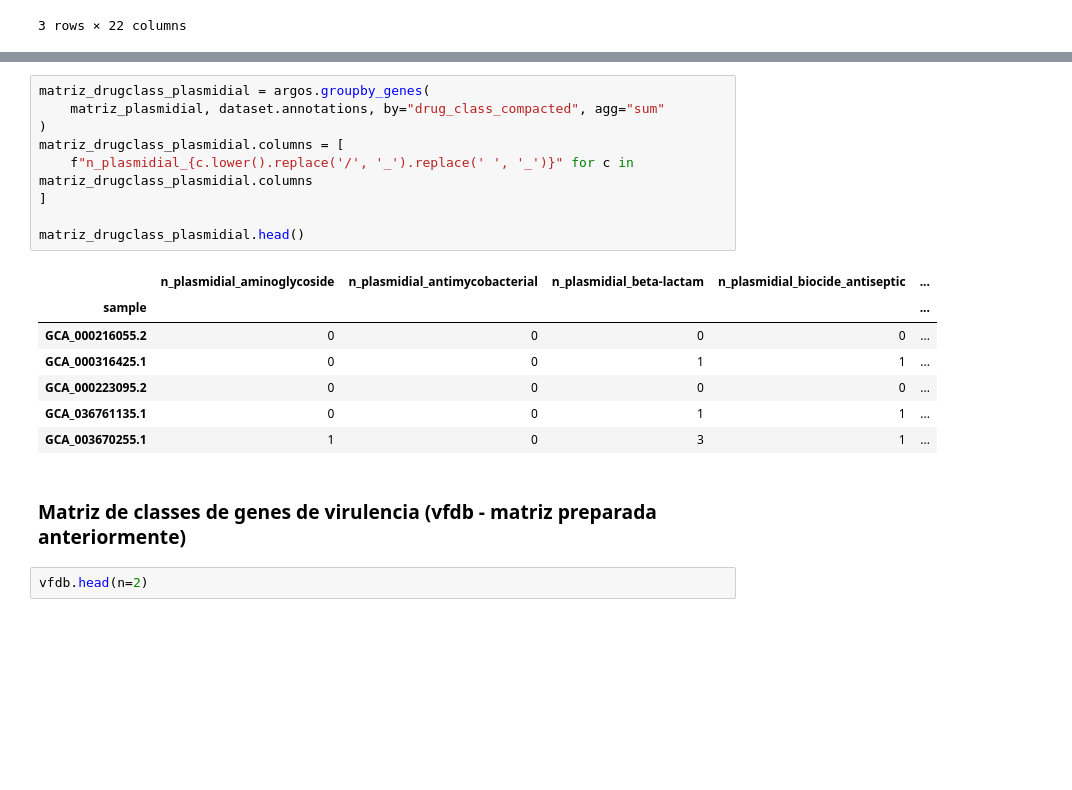
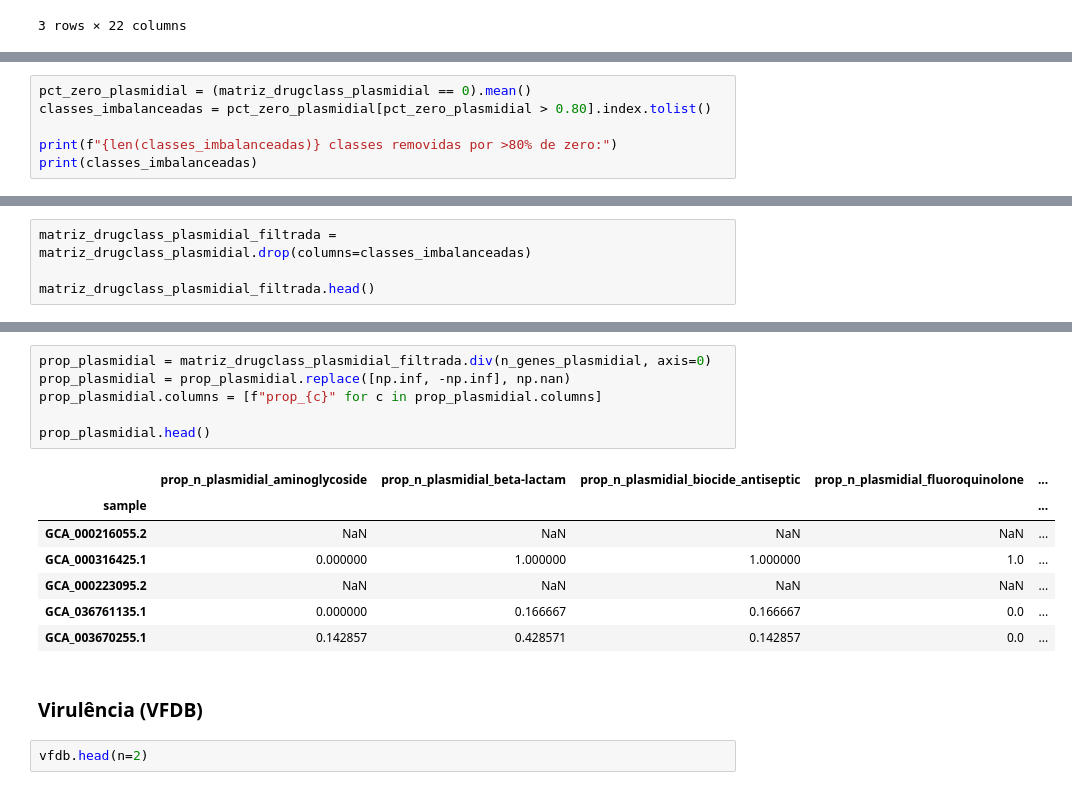
Before and after one commit to Rodrigo-Lusa/ml_isolados_brasileiros, a Jupyter notebook: notebooks/02_make_raw_features.ipynb, the cells around one changed output, grey strips where cells are left out. Cells and saved outputs as stored; diff of their text form; blank space fills up the shorter version.

```diff
--- a/notebooks/02_make_raw_features.ipynb
+++ b/notebooks/02_make_raw_features.ipynb
@@ -261,0 +323,6 @@ Name: n_genes_plasmidial_conjugativo, dtype: int64
+# %%
+pct_zero_plasmidial = (matriz_drugclass_plasmidial == 0).mean()
+classes_imbalanceadas = pct_zero_plasmidial[pct_zero_plasmidial > 0.80].index.tolist()
+
+print(f"{len(classes_imbalanceadas)} classes removidas por >80% de zero:")
+print(classes_imbalanceadas)
@@ -261,0 +332,4 @@ Name: n_genes_plasmidial_conjugativo, dtype: int64
+# %%
+matriz_drugclass_plasmidial_filtrada = matriz_drugclass_plasmidial.drop(columns=classes_imbalanceadas)
+
+matriz_drugclass_plasmidial_filtrada.head()
@@ -262,22 +344,19 @@ Name: n_genes_plasmidial_conjugativo, dtype: int64
 # %%
-matriz_drugclass_plasmidial = argos.groupby_genes(
-    matriz_plasmidial, dataset.annotations, by="drug_class_compacted", agg="sum"
-)
-matriz_drugclass_plasmidial.columns = [
-    f"n_plasmidial_{c.lower().replace('/', '_').replace(' ', '_')}" for c in matriz_drugclass_plasmidial.columns
-]
+prop_plasmidial = matriz_drugclass_plasmidial_filtrada.div(n_genes_plasmidial, axis=0)
+prop_plasmidial = prop_plasmidial.replace([np.inf, -np.inf], np.nan)
+prop_plasmidial.columns = [f"prop_{c}" for c in prop_plasmidial.columns]
 
-matriz_drugclass_plasmidial.head()
+prop_plasmidial.head()
 # %% [output]
-|  | n_plasmidial_aminoglycoside | n_plasmidial_antimycobacterial | n_plasmidial_beta-lactam | n_plasmidial_biocide_antiseptic | ... |
+|  | prop_n_plasmidial_aminoglycoside | prop_n_plasmidial_beta-lactam | prop_n_plasmidial_biocide_antiseptic | prop_n_plasmidial_fluoroquinolone | ... |
 | sample |  |  |  |  | ... |
-| GCA_000216055.2 | 0 | 0 | 0 | 0 | ... |
-| GCA_000316425.1 | 0 | 0 | 1 | 1 | ... |
-| GCA_000223095.2 | 0 | 0 | 0 | 0 | ... |
-| GCA_036761135.1 | 0 | 0 | 1 | 1 | ... |
-| GCA_003670255.1 | 1 | 0 | 3 | 1 | ... |
+| GCA_000216055.2 | NaN | NaN | NaN | NaN | ... |
+| GCA_000316425.1 | 0.000000 | 1.000000 | 1.000000 | 1.0 | ... |
+| GCA_000223095.2 | NaN | NaN | NaN | NaN | ... |
+| GCA_036761135.1 | 0.000000 | 0.166667 | 0.166667 | 0.0 | ... |
+| GCA_003670255.1 | 0.142857 | 0.428571 | 0.142857 | 0.0 | ... |
 # %% [markdown]
-### Matriz de classes de genes de virulencia (vfdb - matriz preparada anteriormente)
+### Virulência (VFDB)
 # %%
 vfdb.head(n=2)
 # %% [output]
```
Also changed, not shown: parts of 57 cells of this notebook, 4 other files.
